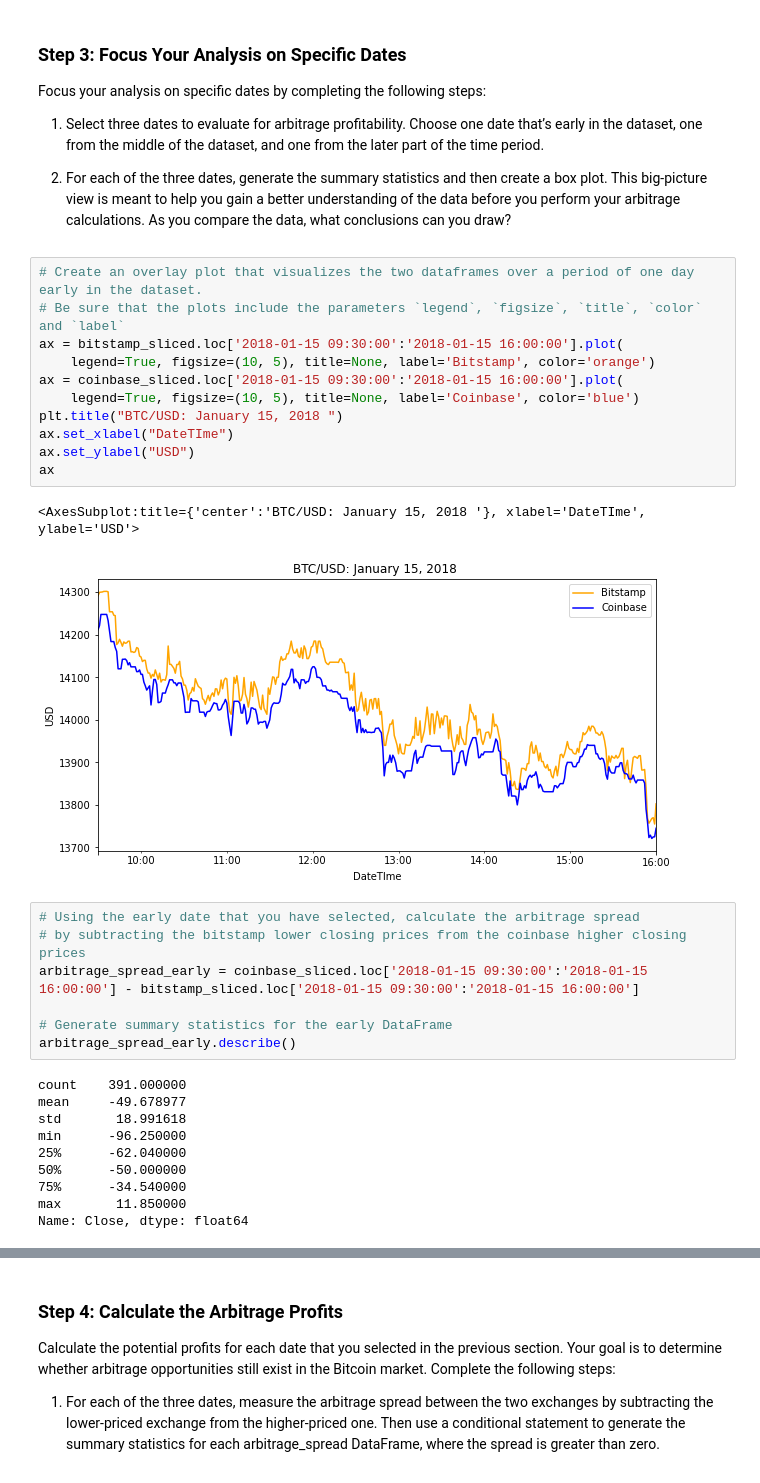
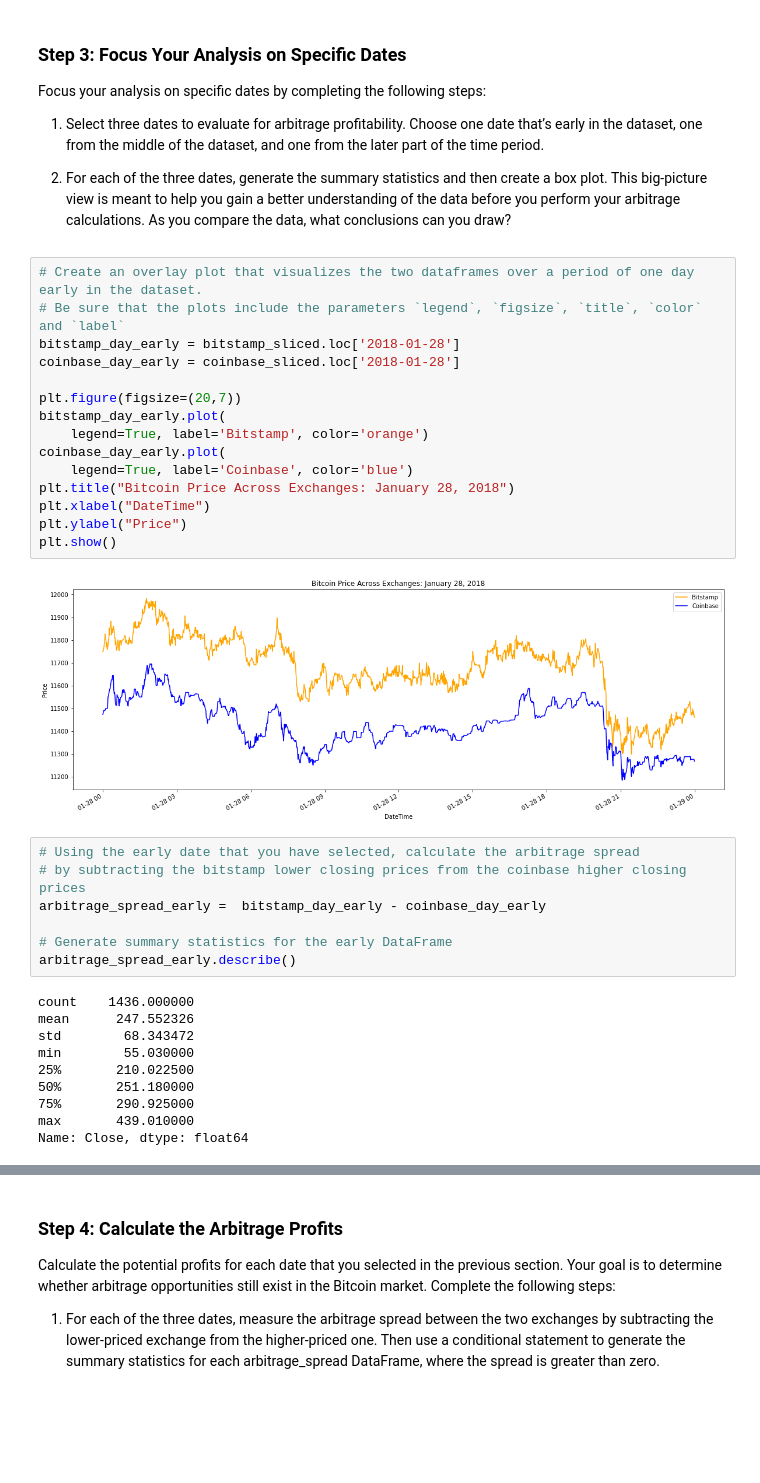
Before and after one commit to ipopester/Bitcoin-Arbitrage-Analysis, a Jupyter notebook: Report/crypto_arbitrage.ipynb, the cells around one changed output, grey strips where cells are left out. Saved outputs shown, nothing was run; the diff lists cells and outputs as text; blank space fills up the shorter version.

```diff
--- a/Report/crypto_arbitrage.ipynb
+++ b/Report/crypto_arbitrage.ipynb
@@ -433,31 +434,34 @@ Focus your analysis on specific dates by completing the following steps:
 # %%
 # Create an overlay plot that visualizes the two dataframes over a period of one day early in the dataset.
 # Be sure that the plots include the parameters `legend`, `figsize`, `title`, `color` and `label`
-ax = bitstamp_sliced.loc['2018-01-15 09:30:00':'2018-01-15 16:00:00'].plot(
-    legend=True, figsize=(10, 5), title=None, label='Bitstamp', color='orange')
-ax = coinbase_sliced.loc['2018-01-15 09:30:00':'2018-01-15 16:00:00'].plot(
-    legend=True, figsize=(10, 5), title=None, label='Coinbase', color='blue')
-plt.title("BTC/USD: January 15, 2018 ")
-ax.set_xlabel("DateTIme")
-ax.set_ylabel("USD")
-ax
+bitstamp_day_early = bitstamp_sliced.loc['2018-01-28']
+coinbase_day_early = coinbase_sliced.loc['2018-01-28']
+
+plt.figure(figsize=(20,7))
+bitstamp_day_early.plot(
+    legend=True, label='Bitstamp', color='orange')
+coinbase_day_early.plot(
+    legend=True, label='Coinbase', color='blue')
+plt.title("Bitcoin Price Across Exchanges: January 28, 2018")
+plt.xlabel("DateTime")
+plt.ylabel("Price")
+plt.show()
 # %% [output]
-<AxesSubplot:title={'center':'BTC/USD: January 15, 2018 '}, xlabel='DateTIme', ylabel='USD'>
-[figure, old version]
+[figure, new version]
 # %%
 # Using the early date that you have selected, calculate the arbitrage spread
 # by subtracting the bitstamp lower closing prices from the coinbase higher closing prices
-arbitrage_spread_early = coinbase_sliced.loc['2018-01-15 09:30:00':'2018-01-15 16:00:00'] - bitstamp_sliced.loc['2018-01-15 09:30:00':'2018-01-15 16:00:00']
+arbitrage_spread_early =  bitstamp_day_early - coinbase_day_early
 
 # Generate summary statistics for the early DataFrame
 arbitrage_spread_early.describe()
 # %% [output]
-count    391.000000
-mean     -49.678977
-std       18.991618
-min      -96.250000
-25%      -62.040000
-50%      -50.000000
-75%      -34.540000
-max       11.850000
+count    1436.000000
+mean      247.552326
+std        68.343472
+min        55.030000
+25%       210.022500
+50%       251.180000
+75%       290.925000
+max       439.010000
 Name: Close, dtype: float64
```
Also changed, not shown: parts of 50 cells of this notebook.
